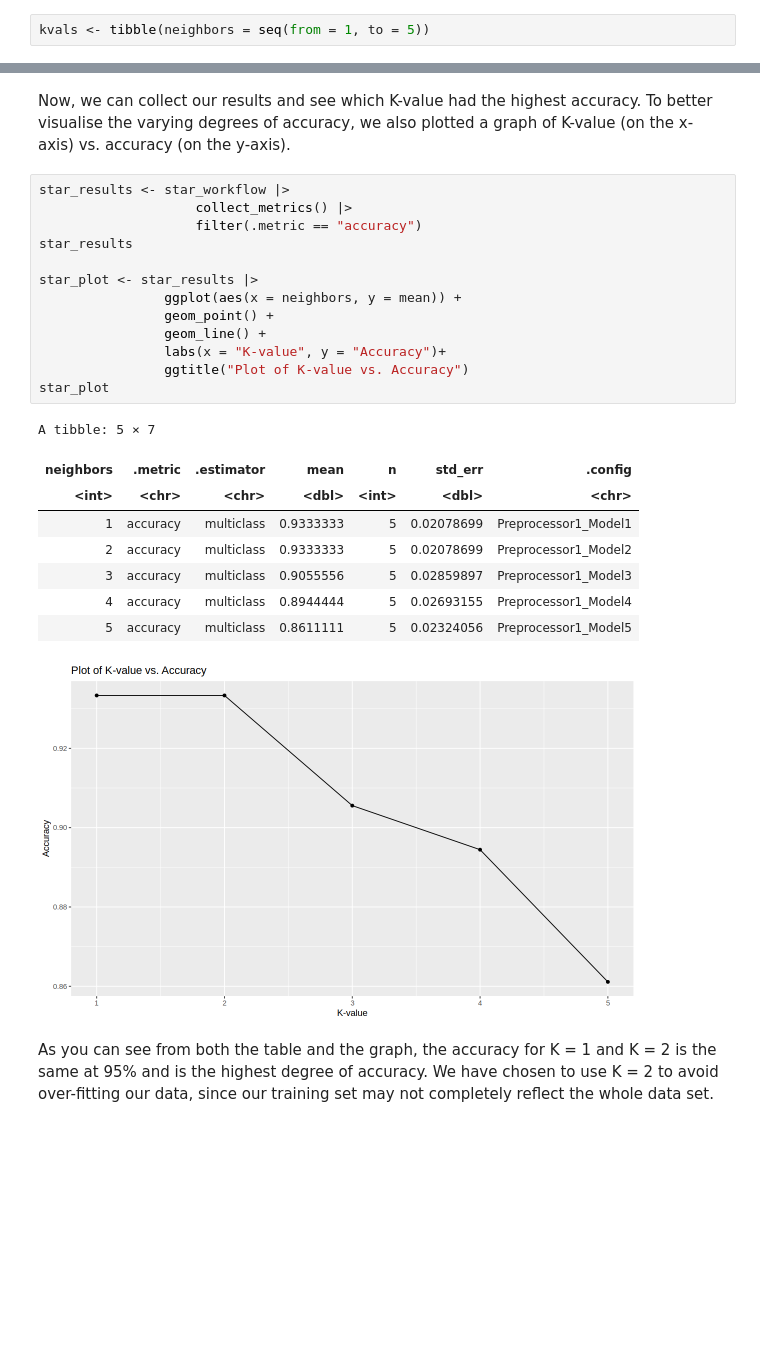
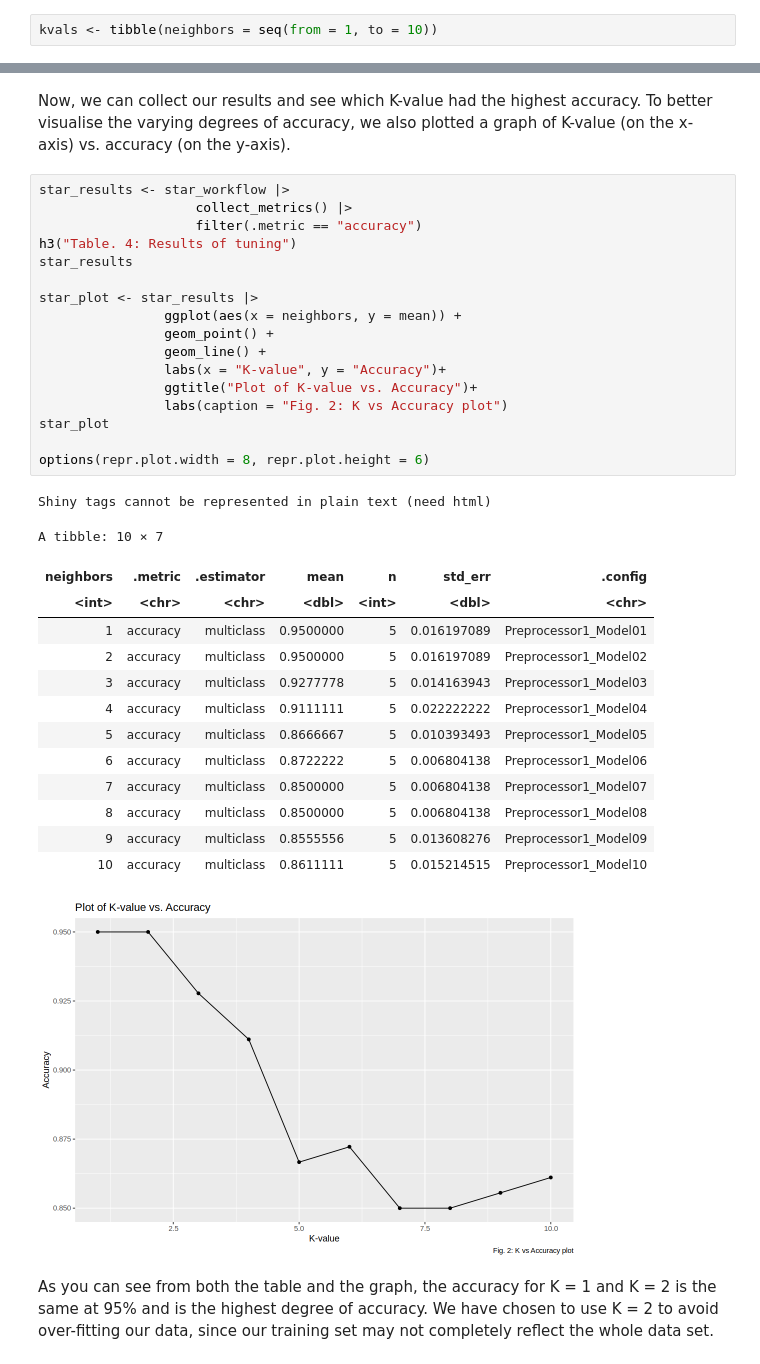
Before and after one commit to uchou92/dcsi-100-2023w1-group-28, a Jupyter notebook: Project_Proposal.ipynb, the cells around one changed output, grey strips where cells are left out. Drawn from its saved outputs; the diff is of its cells as text; blank space fills up the shorter version.

```diff
--- a/Project_Proposal.ipynb
+++ b/Project_Proposal.ipynb
@@ -180,5 +190,5 @@ We have chosen to test K-values ranging from 1 to 5, because this is the most co
 # %%
-kvals <- tibble(neighbors = seq(from = 1, to = 5))
+kvals <- tibble(neighbors = seq(from = 1, to = 10))
 # %% [markdown]
 In order to tune the algorithm, we pass the 'tune()' argument to the nearest_neighbor function and give the specifications. We will use the 'kknn' engine, classification mode, and weigh_func = "rectangular" so that the algorithm uses the straight line distance between observations when determine nearest neighbours.
 # %%
@@ -197,26 +207,36 @@ Now, we can collect our results and see which K-value had the highest accuracy.
 # %%
 star_results <- star_workflow |>
                     collect_metrics() |>
                     filter(.metric == "accuracy")
+h3("Table. 4: Results of tuning")
 star_results
 
 star_plot <- star_results |>
                 ggplot(aes(x = neighbors, y = mean)) +
                 geom_point() +
                 geom_line() +
                 labs(x = "K-value", y = "Accuracy")+
-                ggtitle("Plot of K-value vs. Accuracy")
+                ggtitle("Plot of K-value vs. Accuracy")+
+                labs(caption = "Fig. 2: K vs Accuracy plot")
 star_plot
+
+options(repr.plot.width = 8, repr.plot.height = 6)
 # %% [output]
-A tibble: 5 × 7
+Shiny tags cannot be represented in plain text (need html)
+A tibble: 10 × 7
 | neighbors | .metric | .estimator | mean | n | std_err | .config |
 | <int> | <chr> | <chr> | <dbl> | <int> | <dbl> | <chr> |
-| 1 | accuracy | multiclass | 0.9333333 | 5 | 0.02078699 | Preprocessor1_Model1 |
-| 2 | accuracy | multiclass | 0.9333333 | 5 | 0.02078699 | Preprocessor1_Model2 |
-| 3 | accuracy | multiclass | 0.9055556 | 5 | 0.02859897 | Preprocessor1_Model3 |
-| 4 | accuracy | multiclass | 0.8944444 | 5 | 0.02693155 | Preprocessor1_Model4 |
-| 5 | accuracy | multiclass | 0.8611111 | 5 | 0.02324056 | Preprocessor1_Model5 |
+| 1 | accuracy | multiclass | 0.9500000 | 5 | 0.016197089 | Preprocessor1_Model01 |
+| 2 | accuracy | multiclass | 0.9500000 | 5 | 0.016197089 | Preprocessor1_Model02 |
+| 3 | accuracy | multiclass | 0.9277778 | 5 | 0.014163943 | Preprocessor1_Model03 |
+| 4 | accuracy | multiclass | 0.9111111 | 5 | 0.022222222 | Preprocessor1_Model04 |
+| 5 | accuracy | multiclass | 0.8666667 | 5 | 0.010393493 | Preprocessor1_Model05 |
+| 6 | accuracy | multiclass | 0.8722222 | 5 | 0.006804138 | Preprocessor1_Model06 |
+| 7 | accuracy | multiclass | 0.8500000 | 5 | 0.006804138 | Preprocessor1_Model07 |
+| 8 | accuracy | multiclass | 0.8500000 | 5 | 0.006804138 | Preprocessor1_Model08 |
+| 9 | accuracy | multiclass | 0.8555556 | 5 | 0.013608276 | Preprocessor1_Model09 |
+| 10 | accuracy | multiclass | 0.8611111 | 5 | 0.015214515 | Preprocessor1_Model10 |
-[figure, old version]
+[figure, new version]
 # %% [markdown]
 As you can see from both the table and the graph, the accuracy for K = 1 and K = 2 is the same at 95% and is the highest degree of accuracy. We have chosen to use K = 2 to avoid over-fitting our data, since our training set may not completely reflect the whole data set.
 # %%
```
Also changed, not shown: parts of 28 cells of this notebook.
